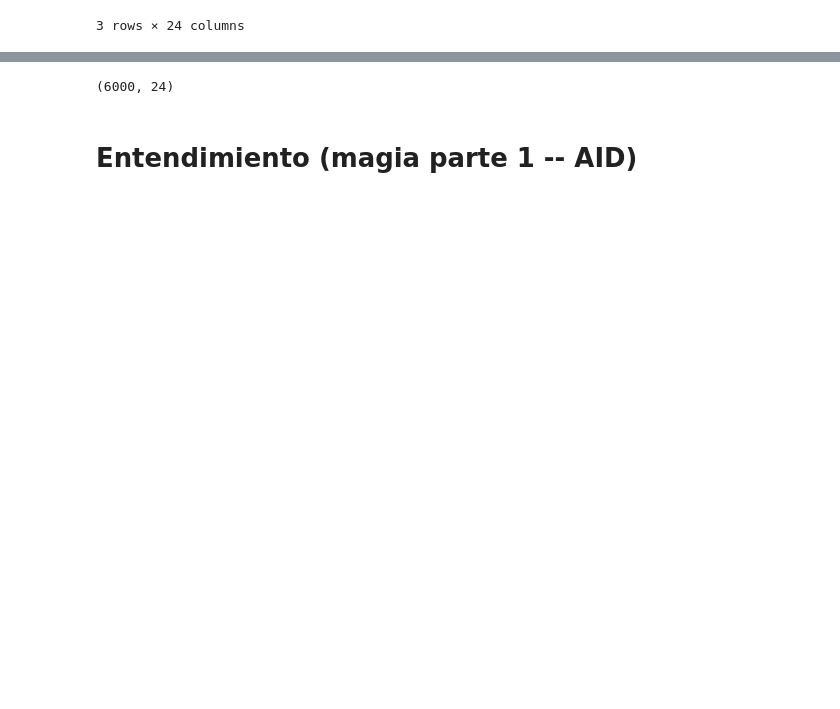
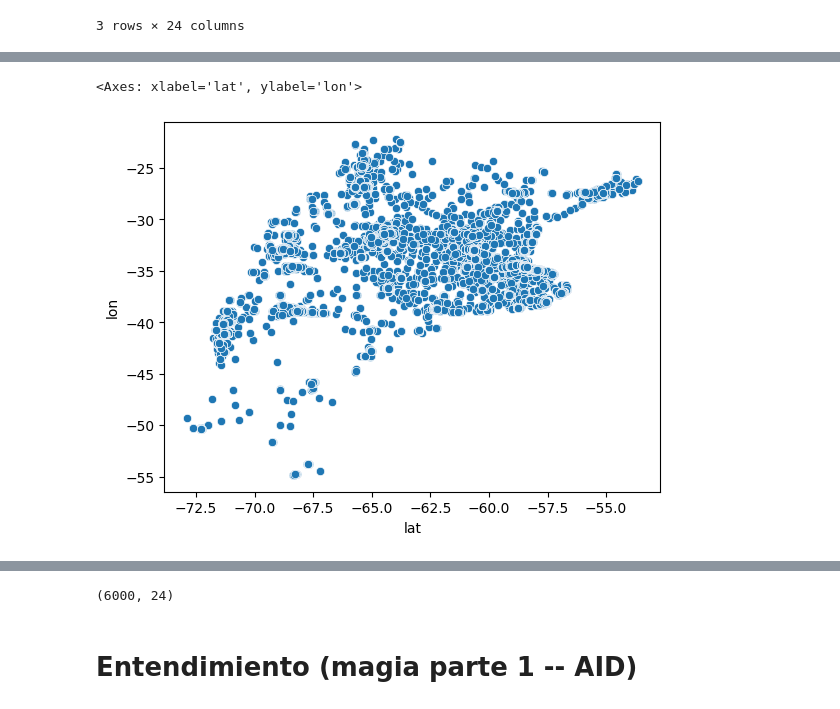
Before and after one commit to josesg998/competencia_properati, a Jupyter notebook: TP_Individual.ipynb, the cells around one changed output, grey strips where cells are left out. Saved outputs shown, nothing was run; the diff lists cells and outputs as text; code cells hidden in the pictures; blank space fills up the shorter version.

```diff
--- a/TP_Individual.ipynb
+++ b/TP_Individual.ipynb
@@ -66,0 +95,5 @@ sns.heatmap(df.isnull(), cbar=False)
+# %%
+sns.scatterplot(df[(df.l1=='Argentina')&(df.lat>-80)],x='lat',y='lon')
+# %% [output]
+<Axes: xlabel='lat', ylabel='lon'>
+[figure, added]
```
Also changed, not shown: parts of 19 cells of this notebook, 1 other file.
